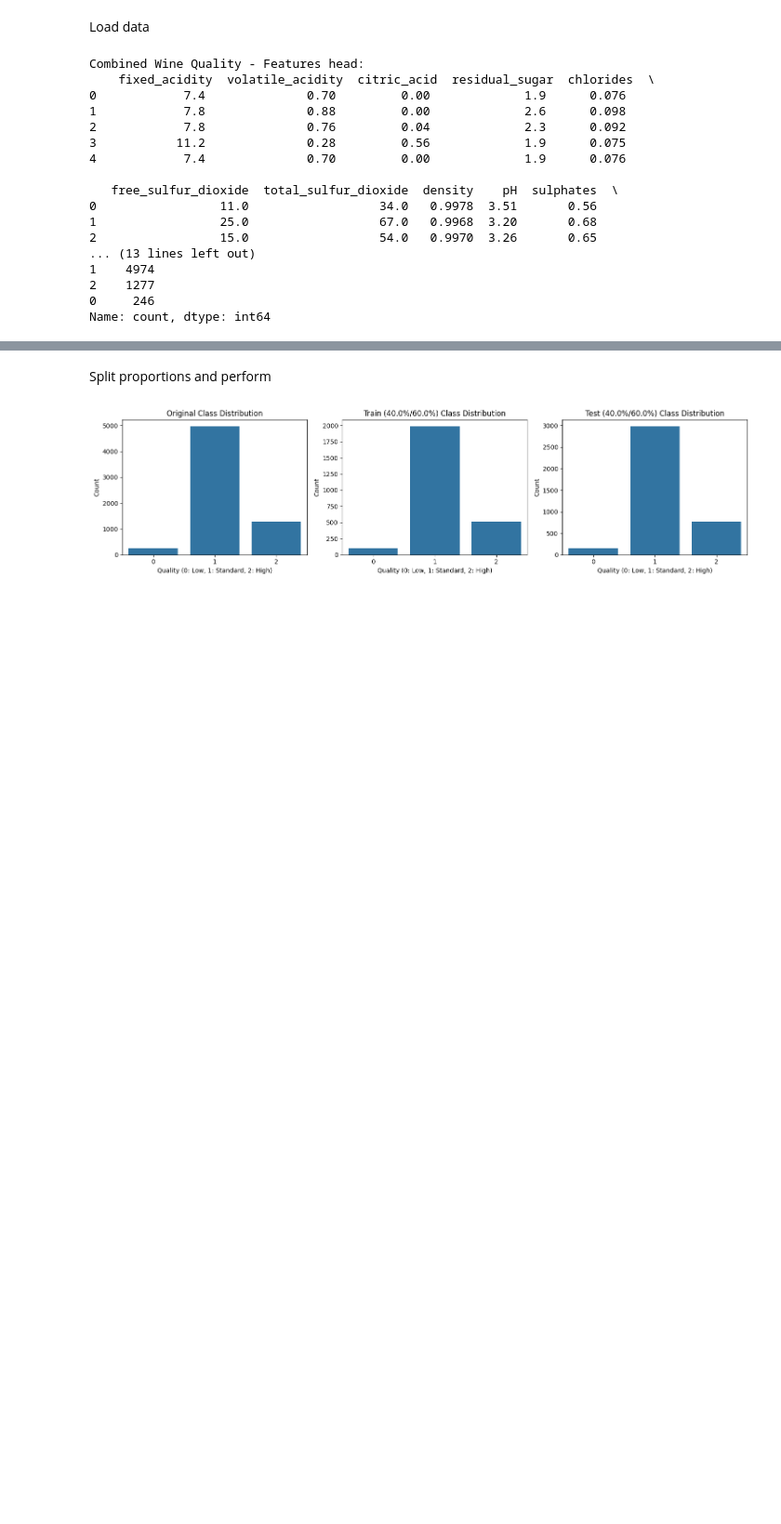
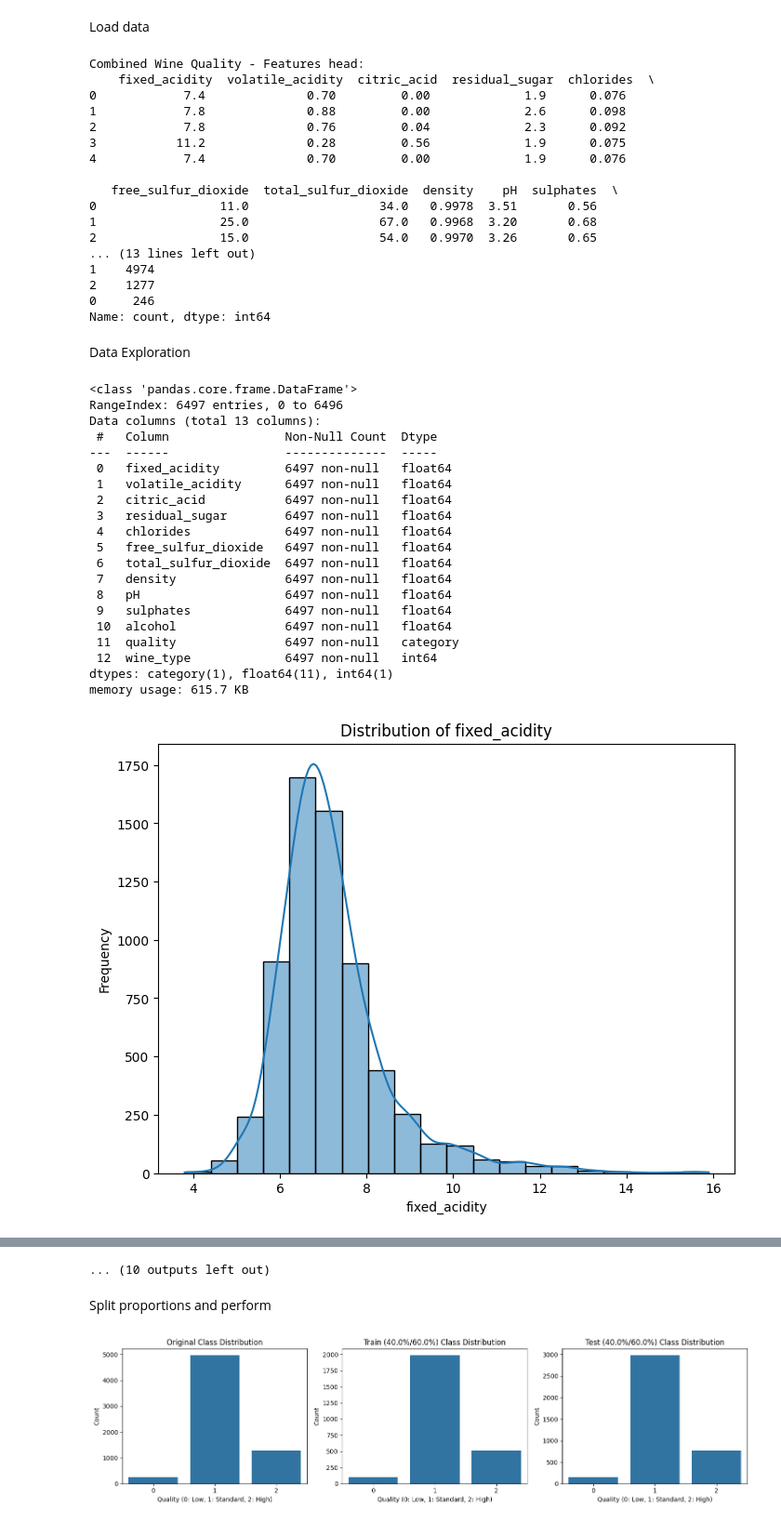
Before and after one commit to Vincenthevinh/DecisionTree, a Jupyter notebook: wine.ipynb, the cells around one changed output, grey strips where cells are left out. Shown at 93% size. Cells and saved outputs as stored; diff of their text form; code cells hidden in the pictures; blank space fills up the shorter version.

```diff
--- a/wine.ipynb
+++ b/wine.ipynb
@@ -12,8 +12,8 @@ import seaborn as sns
 # %% [markdown]
 Load data
 # %%
-red_wine_path = 'F:/AI/Dataset/wine+quality/winequality-red.csv'
-white_wine_path = 'F:/AI/Dataset/wine+quality/winequality-white.csv'
+red_wine_path = './Dataset/wine+quality/winequality-red.csv'
+white_wine_path = './Dataset/wine+quality/winequality-white.csv'
 
 # Load winequality-red.csv và winequality-white.csv
 wine_columns = [
@@ -66,3 +66,50 @@ Combined Wine Quality - Features head:
 2    1277
 0     246
 Name: count, dtype: int64
+# %% [markdown]
+Data Exploration
+# %%
+wine_combined.info()
+wine_combined.describe()
+wine_combined.isnull().sum()
+for feature in wine_columns[:-2]:  # Loại trừ 'quality' và 'wine_type'
+    plt.figure(figsize=(8, 6))
+    sns.histplot(wine_combined[feature], bins=20, kde=True)
+    plt.title(f'Distribution of {feature}')
+    plt.xlabel(feature)
+    plt.ylabel('Frequency')
+    plt.show()
+for feature in wine_columns[:-2]:  # Loại trừ 'quality' và 'wine_type'
+    plt.figure(figsize=(8, 6))
+    sns.boxplot(x='quality', y=feature, data=wine_combined)
+    plt.title(f'{feature} vs Quality')
+    plt.xlabel('Quality (0: Low, 1: Standard, 2: High)')
+    plt.ylabel(feature)
+    plt.show()
+correlation_matrix = wine_combined.corr()
+plt.figure(figsize=(12, 10))
+sns.heatmap(correlation_matrix, annot=True, cmap='coolwarm', fmt=".2f")
+plt.title('Correlation Matrix')
+plt.show()
+# %% [output]
+<class 'pandas.core.frame.DataFrame'>
+RangeIndex: 6497 entries, 0 to 6496
+Data columns (total 13 columns):
+ #   Column                Non-Null Count  Dtype
+---  ------                --------------  -----
+ 0   fixed_acidity         6497 non-null   float64
+ 1   volatile_acidity      6497 non-null   float64
+ 2   citric_acid           6497 non-null   float64
+ 3   residual_sugar        6497 non-null   float64
+ 4   chlorides             6497 non-null   float64
+ 5   free_sulfur_dioxide   6497 non-null   float64
+ 6   total_sulfur_dioxide  6497 non-null   float64
+ 7   density               6497 non-null   float64
+ 8   pH                    6497 non-null   float64
+ 9   sulphates             6497 non-null   float64
+ 10  alcohol               6497 non-null   float64
+ 11  quality               6497 non-null   category
+ 12  wine_type             6497 non-null   int64
+dtypes: category(1), float64(11), int64(1)
+memory usage: 615.7 KB
+[figure, added]
@@ -69,3 +126,4 @@ Name: count, dtype: int64
+... (10 outputs left out)
 # %% [markdown]
 Split proportions and perform
 # %%
```
Also changed, not shown: parts of 1 cell of this notebook, 2 other files.
